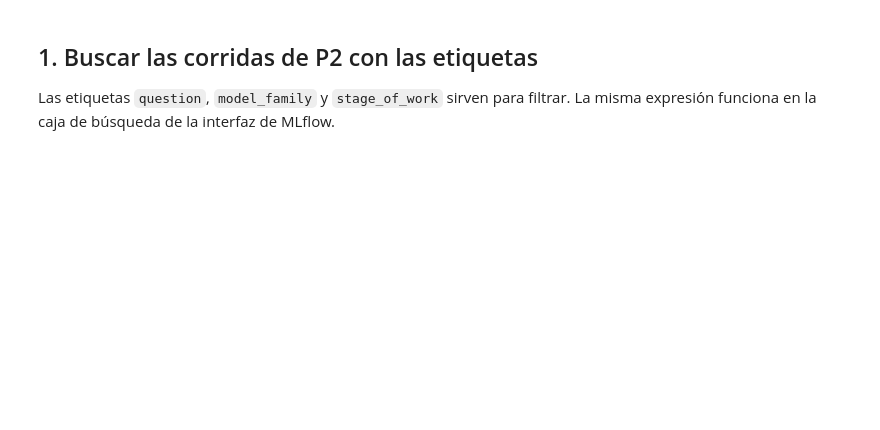
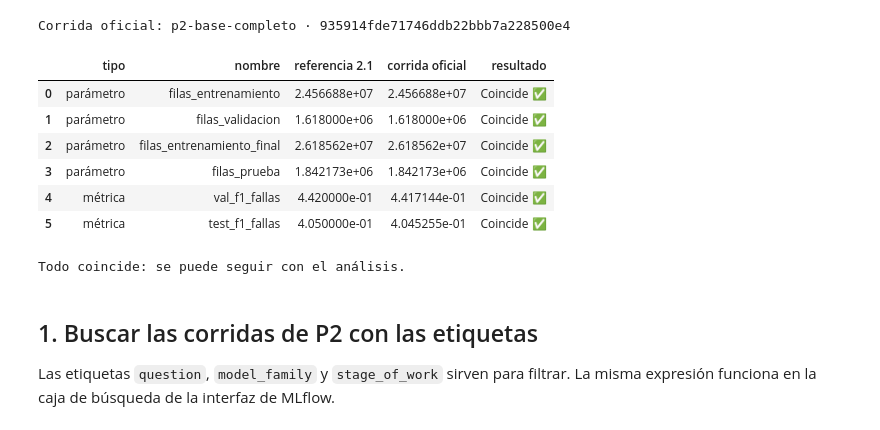
Before and after one commit to DanniHL/TC5061-Proyecto-Equipo52, a Jupyter notebook: notebooks/2.2-rr-p2-mlflow-corridas-artefactos.ipynb, the cells around one changed output. Drawn from its saved outputs; the diff is of its cells as text; code cells hidden in the pictures; blank space fills up the shorter version.

```diff
--- a/notebooks/2.2-rr-p2-mlflow-corridas-artefactos.ipynb
+++ b/notebooks/2.2-rr-p2-mlflow-corridas-artefactos.ipynb
@@ -29,3 +36,43 @@ print("Servidor:", MLFLOW_TRACKING_URI, "· experimento:", experimento.name, "·
+# %%
+# Objetivo: comparar la corrida oficial del baseline contra las cifras de referencia del notebook 2.1.
+# Resultado esperado: las 6 filas con "Coincide ✅".
+
+REFERENCIA_21 = {  # tabla «Cifras de referencia para las corridas oficiales» del notebook 2.1
+    ("parámetro", "filas_entrenamiento"): 24_566_877,
+    ("parámetro", "filas_validacion"): 1_618_000,
+    ("parámetro", "filas_entrenamiento_final"): 26_185_615,
+    ("parámetro", "filas_prueba"): 1_842_173,
+    ("métrica", "val_f1_fallas"): 0.442,
+    ("métrica", "test_f1_fallas"): 0.405,
+}
+base_oficial = mlflow.search_runs(
+    [experimento.experiment_id],
+    filter_string=("tags.question = 'p2' and tags.stage_of_work = 'baseline' and "
+                   "tags.`mlflow.source.type` = 'PROJECT' and attributes.status = 'FINISHED'"),
+    order_by=["attributes.start_time DESC"], output_format="list")[0]
+print("Corrida oficial:", base_oficial.data.tags["mlflow.runName"], "·", base_oficial.info.run_id)
+
+filas = []
+for (tipo, nombre), referencia in REFERENCIA_21.items():
+    origen = base_oficial.data.params if tipo == "parámetro" else base_oficial.data.metrics
+    registrado = float(origen[nombre])
+    coincide = int(registrado) == referencia if tipo == "parámetro" else round(registrado, 3) == referencia
+    filas.append({"tipo": tipo, "nombre": nombre, "referencia 2.1": referencia, "corrida oficial": registrado,
+                  "resultado": "Coincide ✅" if coincide else "NO coincide ❌"})
+comprobacion = pd.DataFrame(filas)
+display(comprobacion)
+print("Todo coincide: se puede seguir con el análisis." if (comprobacion["resultado"] == "Coincide ✅").all()
+      else "Hay diferencias: revisar la ejecución antes de seguir.")
+# %% [output]
+Corrida oficial: p2-base-completo · 935914fde71746ddb22bbb7a228500e4
+|  | tipo | nombre | referencia 2.1 | corrida oficial | resultado |
+| 0 | parámetro | filas_entrenamiento | 2.456688e+07 | 2.456688e+07 | Coincide ✅ |
+| 1 | parámetro | filas_validacion | 1.618000e+06 | 1.618000e+06 | Coincide ✅ |
+| 2 | parámetro | filas_entrenamiento_final | 2.618562e+07 | 2.618562e+07 | Coincide ✅ |
+| 3 | parámetro | filas_prueba | 1.842173e+06 | 1.842173e+06 | Coincide ✅ |
+| 4 | métrica | val_f1_fallas | 4.420000e-01 | 4.417144e-01 | Coincide ✅ |
+| 5 | métrica | test_f1_fallas | 4.050000e-01 | 4.045255e-01 | Coincide ✅ |
+Todo coincide: se puede seguir con el análisis.
 # %% [markdown]
 ## 1. Buscar las corridas de P2 con las etiquetas
 
```
Also changed, not shown: parts of 12 cells of this notebook, 3 other files.
